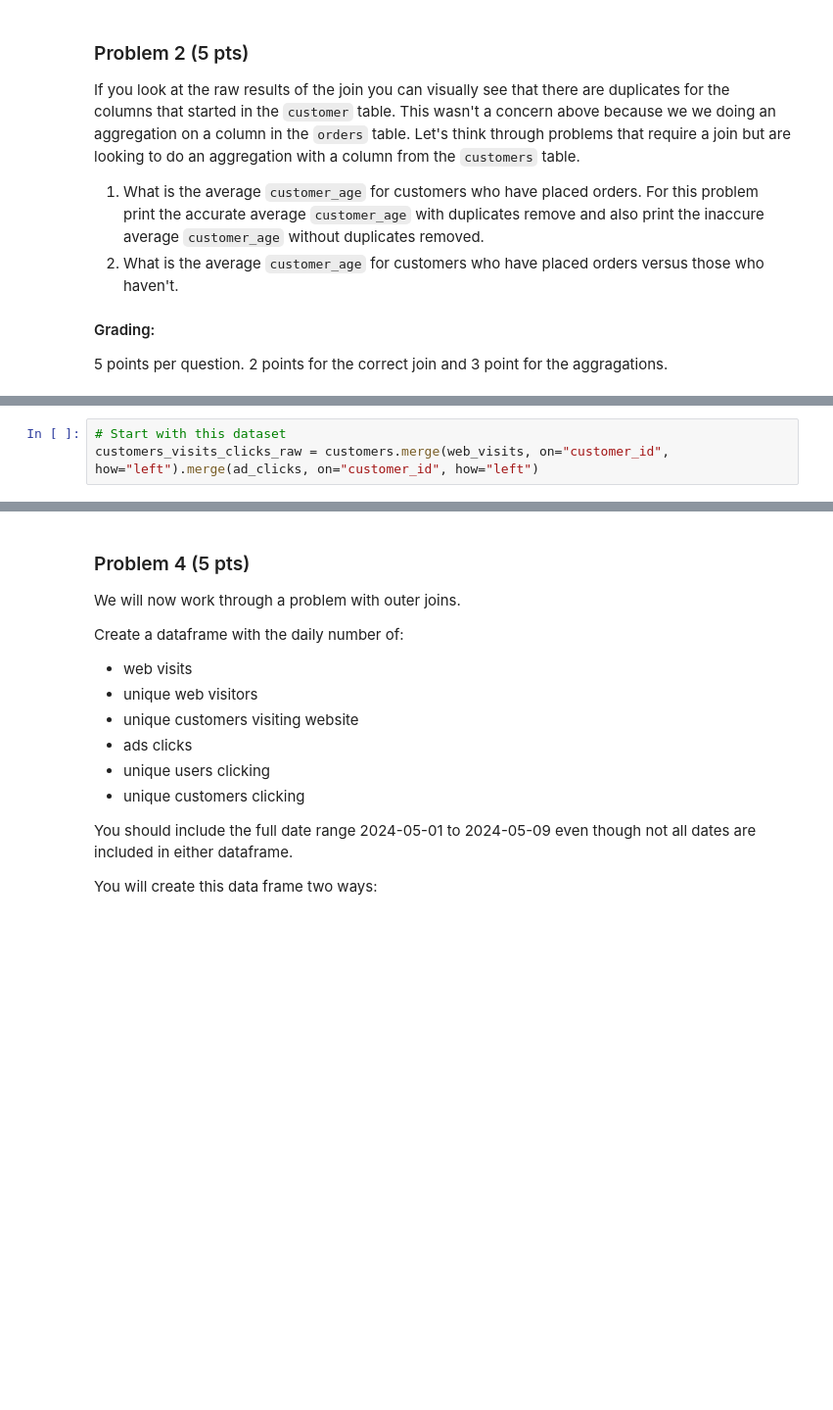
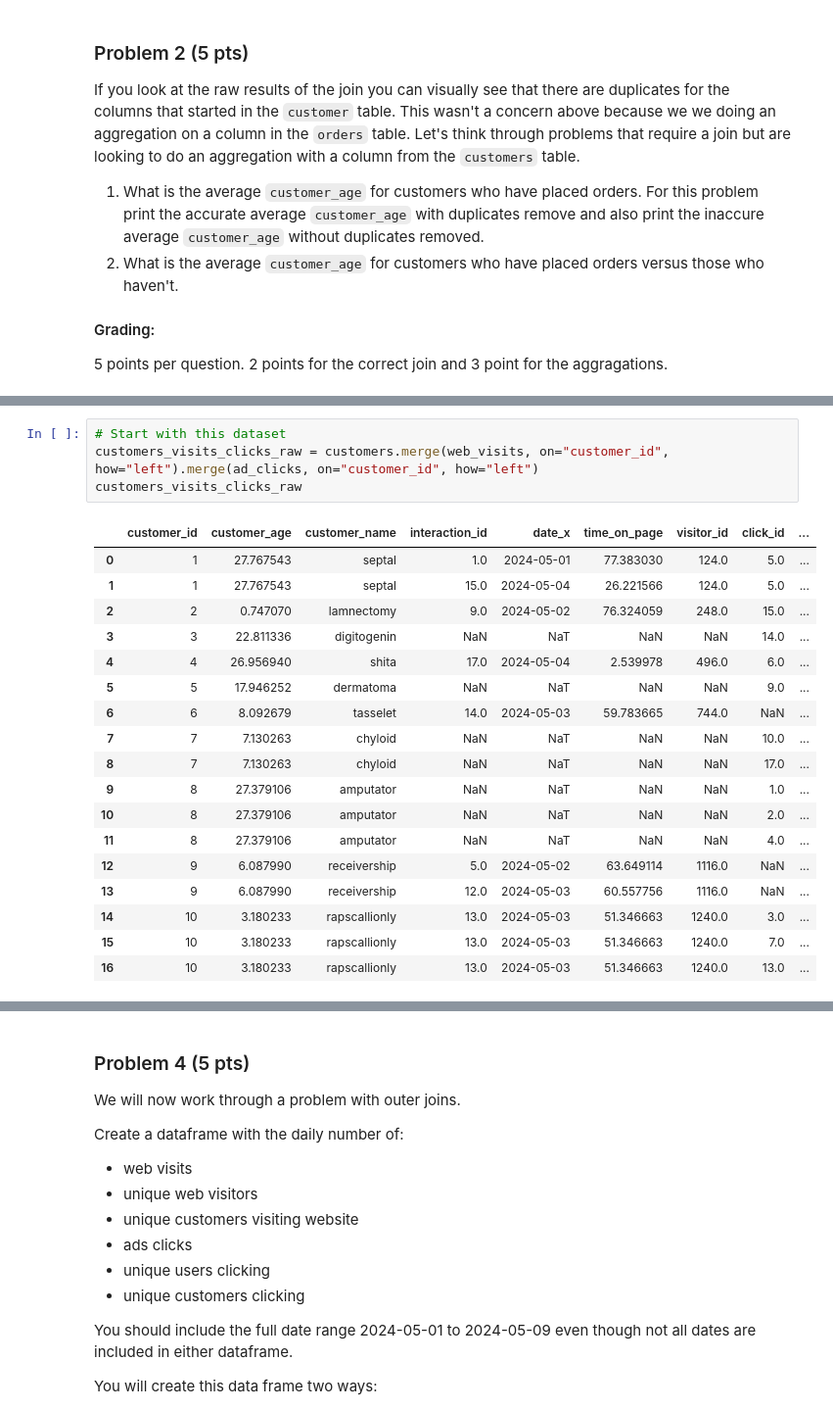
Before and after one commit to Pyckett/DrewPickett_AD450Winter2026, a Jupyter notebook: week_10_agg.ipynb, the cells around one changed output, grey strips where cells are left out. Shown at 98% size. Saved outputs shown, nothing was run; the diff lists cells and outputs as text; blank space fills up the shorter version.

```diff
--- a/week_10_agg.ipynb
+++ b/week_10_agg.ipynb
@@ -174,3 +215,23 @@ For this problem I want you to start with the `customers_visits_clicks_raw` tabl
 # %%
 # Start with this dataset
 customers_visits_clicks_raw = customers.merge(web_visits, on="customer_id", how="left").merge(ad_clicks, on="customer_id", how="left")
+customers_visits_clicks_raw
+# %% [output]
+|  | customer_id | customer_age | customer_name | interaction_id | date_x | time_on_page | visitor_id | click_id | ... |
+| 0 | 1 | 27.767543 | septal | 1.0 | 2024-05-01 | 77.383030 | 124.0 | 5.0 | ... |
+| 1 | 1 | 27.767543 | septal | 15.0 | 2024-05-04 | 26.221566 | 124.0 | 5.0 | ... |
+| 2 | 2 | 0.747070 | lamnectomy | 9.0 | 2024-05-02 | 76.324059 | 248.0 | 15.0 | ... |
+| 3 | 3 | 22.811336 | digitogenin | NaN | NaT | NaN | NaN | 14.0 | ... |
+| 4 | 4 | 26.956940 | shita | 17.0 | 2024-05-04 | 2.539978 | 496.0 | 6.0 | ... |
+| 5 | 5 | 17.946252 | dermatoma | NaN | NaT | NaN | NaN | 9.0 | ... |
+| 6 | 6 | 8.092679 | tasselet | 14.0 | 2024-05-03 | 59.783665 | 744.0 | NaN | ... |
+| 7 | 7 | 7.130263 | chyloid | NaN | NaT | NaN | NaN | 10.0 | ... |
+| 8 | 7 | 7.130263 | chyloid | NaN | NaT | NaN | NaN | 17.0 | ... |
+| 9 | 8 | 27.379106 | amputator | NaN | NaT | NaN | NaN | 1.0 | ... |
+| 10 | 8 | 27.379106 | amputator | NaN | NaT | NaN | NaN | 2.0 | ... |
+| 11 | 8 | 27.379106 | amputator | NaN | NaT | NaN | NaN | 4.0 | ... |
+| 12 | 9 | 6.087990 | receivership | 5.0 | 2024-05-02 | 63.649114 | 1116.0 | NaN | ... |
+| 13 | 9 | 6.087990 | receivership | 12.0 | 2024-05-03 | 60.557756 | 1116.0 | NaN | ... |
+| 14 | 10 | 3.180233 | rapscallionly | 13.0 | 2024-05-03 | 51.346663 | 1240.0 | 3.0 | ... |
+| 15 | 10 | 3.180233 | rapscallionly | 13.0 | 2024-05-03 | 51.346663 | 1240.0 | 7.0 | ... |
+| 16 | 10 | 3.180233 | rapscallionly | 13.0 | 2024-05-03 | 51.346663 | 1240.0 | 13.0 | ... |
```
Also changed, not shown: parts of 6 cells of this notebook.
